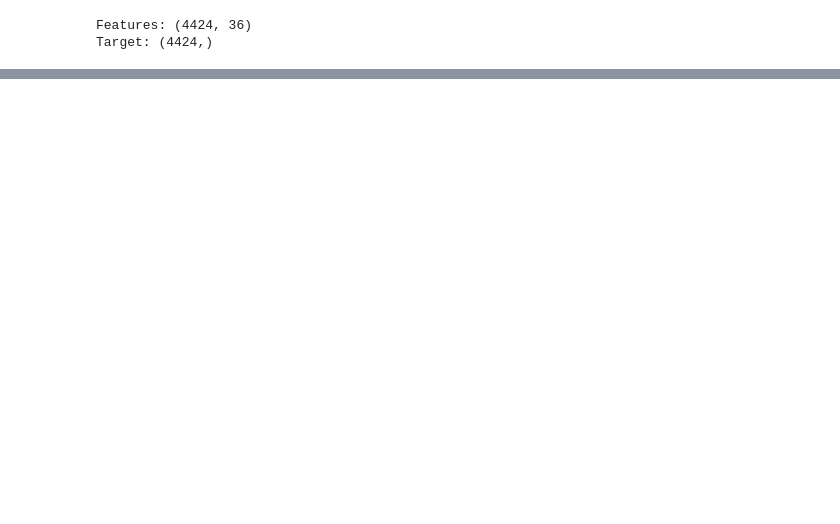
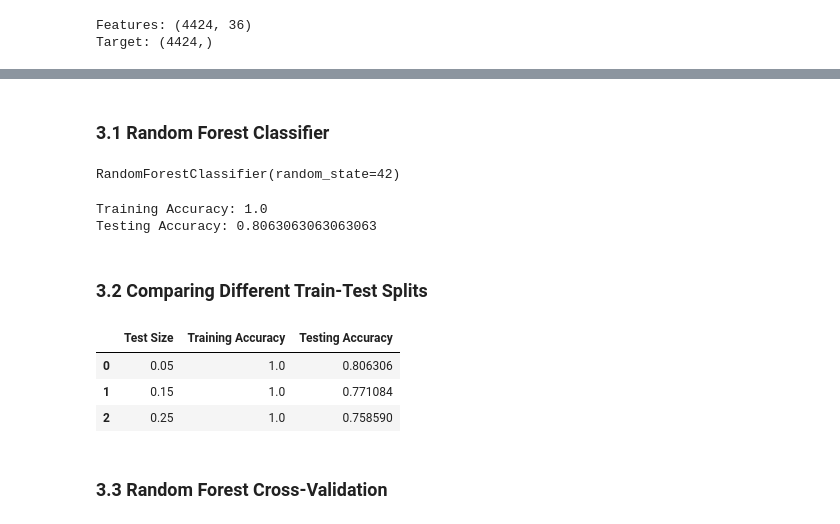
Before and after one commit to LucianaHamaji-2026408/CCT_ML_2026408, a Jupyter notebook: LucianaHamaji_CA1_ML.ipynb, the cells around one changed output, grey strips where cells are left out. Saved outputs shown, nothing was run; the diff lists cells and outputs as text; code cells hidden in the pictures; blank space fills up the shorter version.

Commit message:
Random Forest Cross-Validation

```diff
--- a/LucianaHamaji_CA1_ML.ipynb
+++ b/LucianaHamaji_CA1_ML.ipynb
@@ -218,0 +193,9 @@ Name: proportion, dtype: float64
+# %%
+test_sizes = [0.05, 0.15, 0.25]
+# %%
+from sklearn.model_selection import train_test_split
+
+X_train, X_test, y_train, y_test = train_test_split(X, y, test_size=test_sizes[0], random_state=42, stratify=y)
+
+print("Training:", X_train.shape)
+print("Testing:", X_test.shape)
@@ -218,0 +205,9 @@ Name: proportion, dtype: float64
+# %%
+X_train_encoded = pd.get_dummies(X_train, columns=categorical_features)
+
+X_test_encoded = pd.get_dummies(X_test, columns=categorical_features)
+
+X_test_encoded = X_test_encoded.reindex(columns=X_train_encoded.columns, fill_value=0)
+
+print("Training:", X_train_encoded.shape)
+print("Testing:", X_test_encoded.shape)
@@ -218,0 +219,2 @@ Name: proportion, dtype: float64
+# %% [markdown]
+### 3.1 Random Forest Classifier
@@ -218,0 +224,46 @@ Name: proportion, dtype: float64
+# %%
+rf_model = RandomForestClassifier(random_state=42)
+
+rf_model.fit(X_train_encoded, y_train)
+# %% [output]
+RandomForestClassifier(random_state=42)
+# %%
+y_train_pred = rf_model.predict(X_train_encoded)
+y_test_pred = rf_model.predict(X_test_encoded)
+
+print("Training Accuracy:", accuracy_score(y_train, y_train_pred))
+print("Testing Accuracy:", accuracy_score(y_test, y_test_pred))
+# %% [output]
+Training Accuracy: 1.0
+Testing Accuracy: 0.8063063063063063
+# %% [markdown]
+### 3.2 Comparing Different Train-Test Splits
+# %%
+rf_results = []
+
+for test_size in test_sizes:
+    X_train, X_test, y_train, y_test = train_test_split(X, y, test_size=test_size, random_state=42, stratify=y)
+
+    X_train_encoded = pd.get_dummies(X_train, columns=categorical_features)
+
+    X_test_encoded = pd.get_dummies(X_test, columns=categorical_features)
+
+    X_test_encoded = X_test_encoded.reindex(columns=X_train_encoded.columns, fill_value=0)
+
+    rf_model = RandomForestClassifier(random_state=42)
+    rf_model.fit(X_train_encoded, y_train)
+
+    train_accuracy = accuracy_score(y_train, rf_model.predict(X_train_encoded))
+
+    test_accuracy = accuracy_score(y_test, rf_model.predict(X_test_encoded))
+    rf_results.append({'Test Size': test_size, 'Training Accuracy': train_accuracy, 'Testing Accuracy': test_accuracy})
+
+rf_results_df = pd.DataFrame(rf_results)
+rf_results_df
+# %% [output]
+|  | Test Size | Training Accuracy | Testing Accuracy |
+| 0 | 0.05 | 1.0 | 0.806306 |
+| 1 | 0.15 | 1.0 | 0.771084 |
+| 2 | 0.25 | 1.0 | 0.758590 |
+# %% [markdown]
+### 3.3 Random Forest Cross-Validation
```
Also changed, not shown: parts of 19 cells of this notebook.
